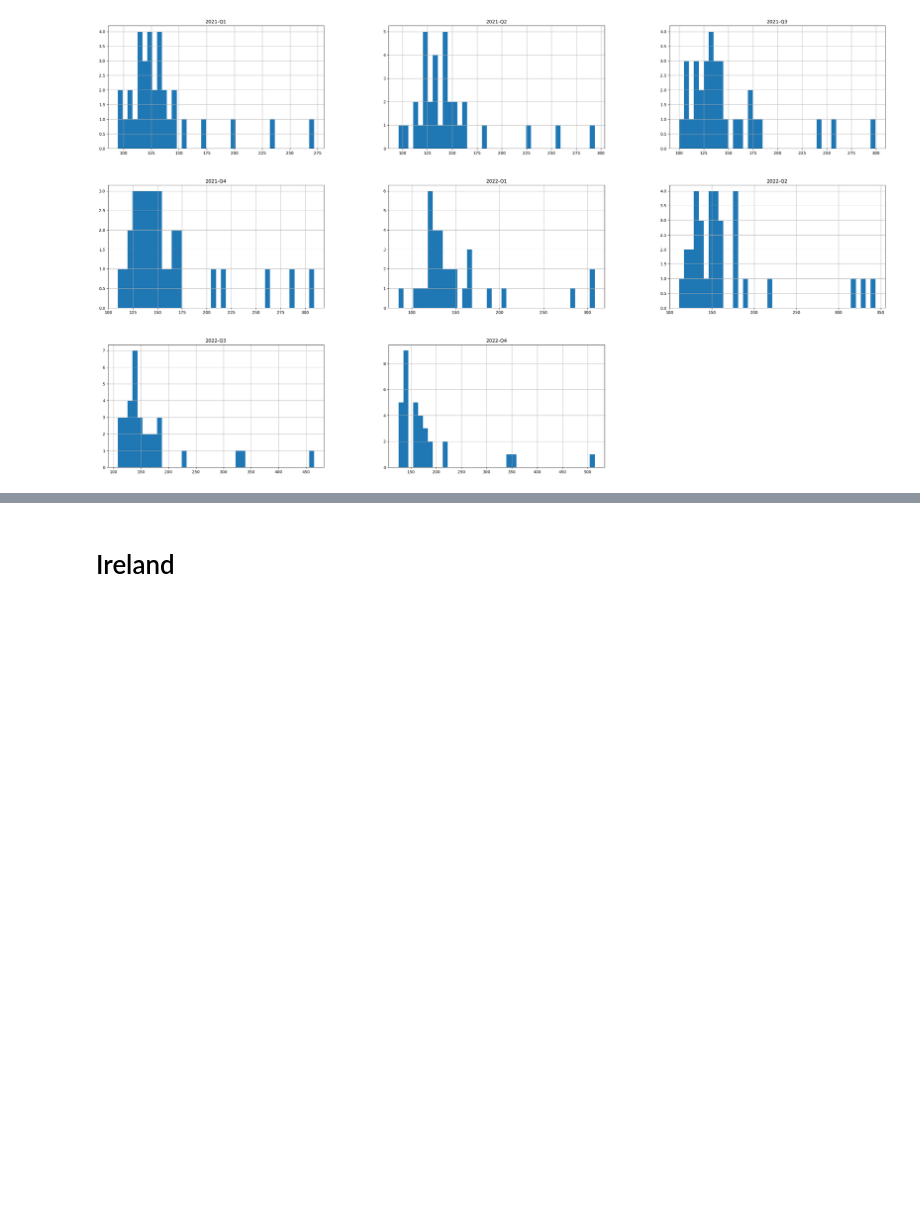
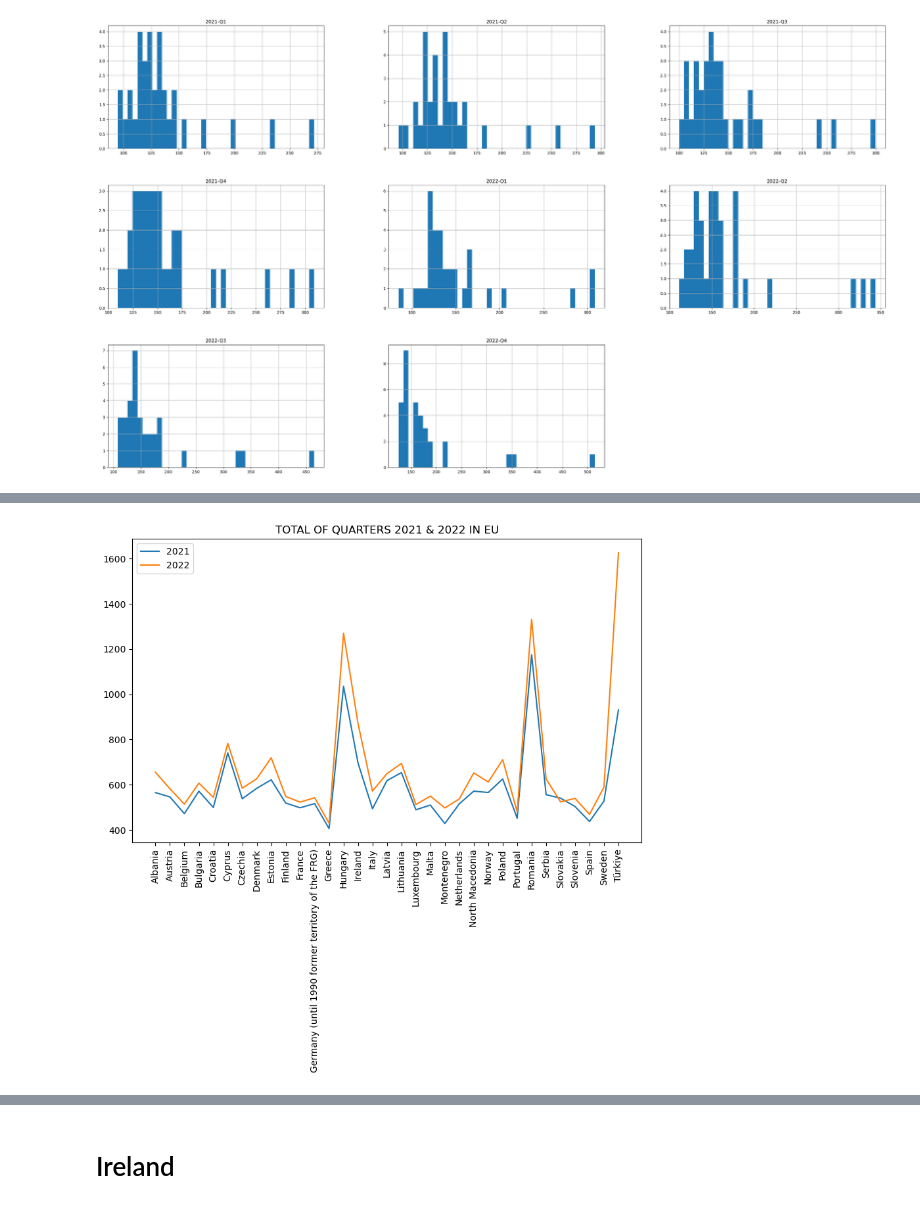
Before and after one commit to 2021029/Project_2, a Jupyter notebook: CA_2.ipynb, the cells around one changed output, grey strips where cells are left out. Saved outputs shown, nothing was run; the diff lists cells and outputs as text; code cells hidden in the pictures; blank space fills up the shorter version.

```diff
--- a/CA_2.ipynb
+++ b/CA_2.ipynb
@@ -387,0 +300,11 @@ import tabula
+# %%
+# Plotting both years together and comparing the totals
+plt.figure(figsize=(10, 6))
+plt.plot(wage.Country, wage.total_quarter_2021, label = '2021')
+plt.plot(wage.Country, wage.total_quarter_2022, label = '2022')
+plt.xticks(rotation = 90)
+plt.title('TOTAL OF QUARTERS 2021 & 2022 IN EU')
+plt.legend(ncol = 1)
+plt.show()
+# %% [output]
+[figure, added]
```
Also changed, not shown: parts of 195 cells of this notebook.
